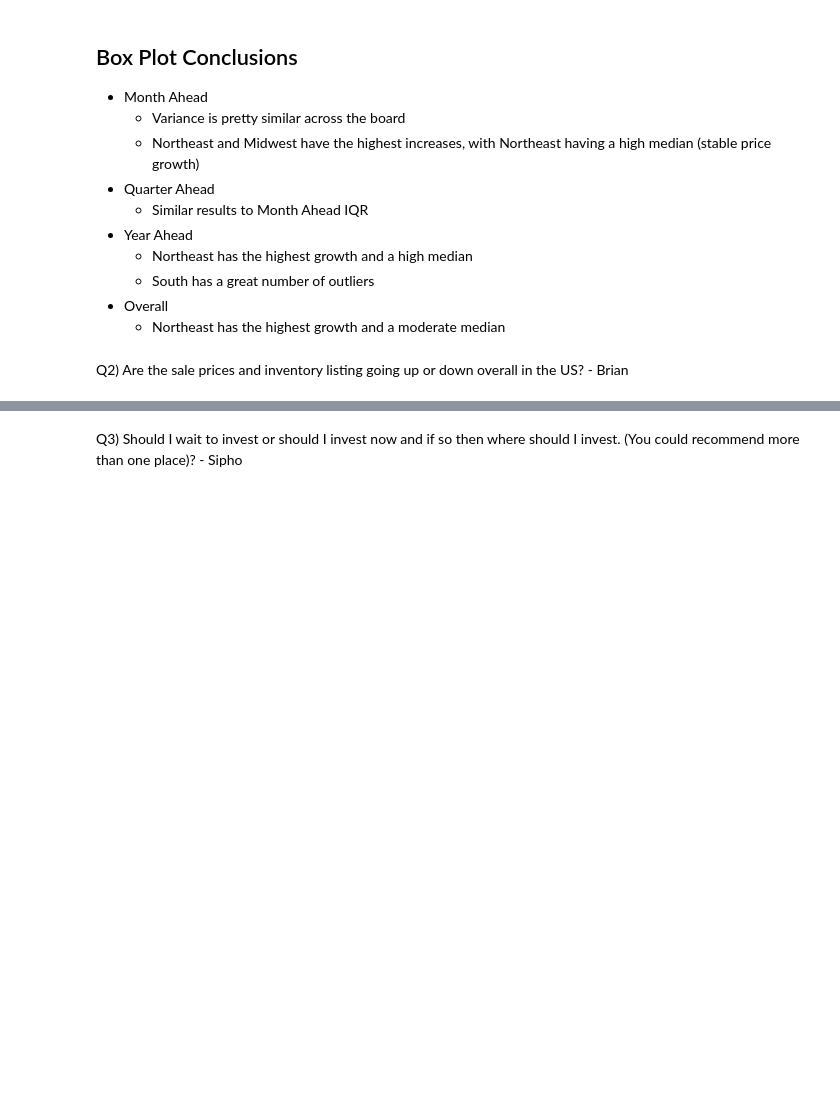
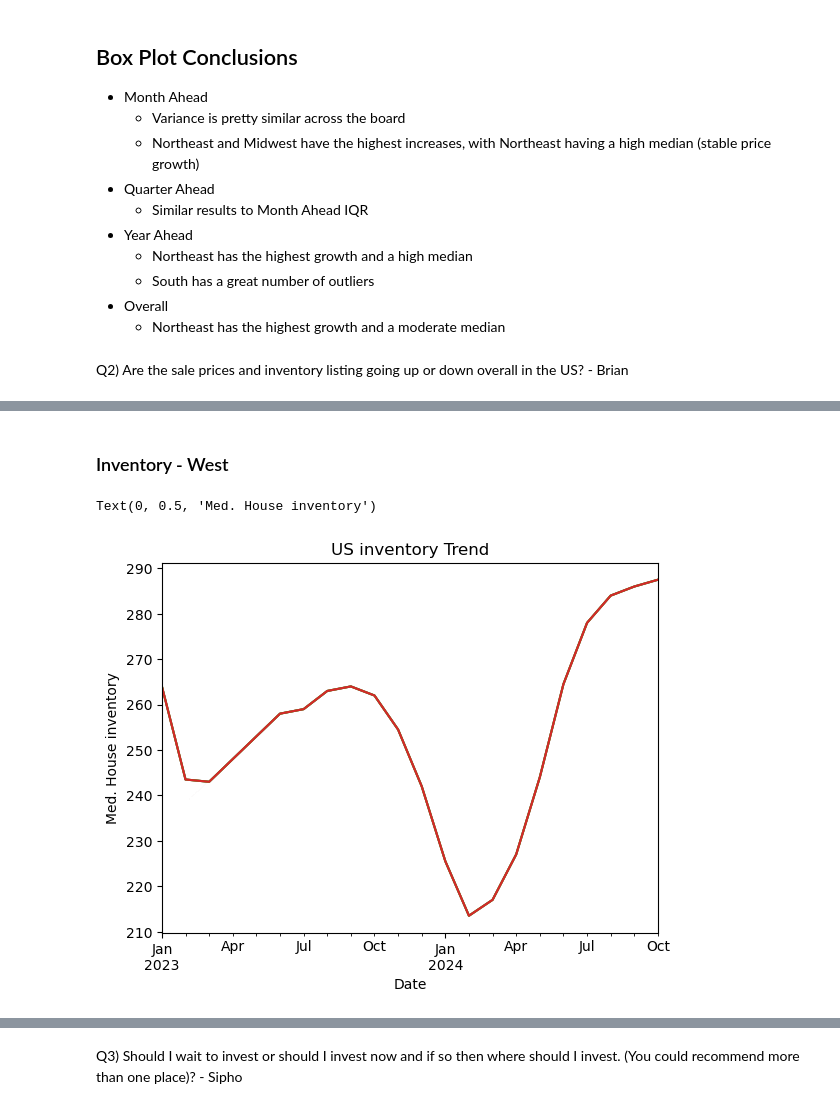
Before and after one commit to LaureaYue/Final-Project-Group-4-SEIS631, a Jupyter notebook: finalproject.ipynb, the cells around one changed output, grey strips where cells are left out. Cells and saved outputs as stored; diff of their text form; code cells hidden in the pictures; blank space fills up the shorter version.

```diff
--- a/finalproject.ipynb
+++ b/finalproject.ipynb
@@ -280,0 +501,9 @@ Q2) Are the sale prices and inventory listing going up or down overall in the US
+# %%
+#Create a dict. and a series
+south_inventory_summary_dict = {}
+
+for time in times_list:
+    south_inventory_summary_dict[time] = south_inventory_df[time].median()
+
+south_inventory_series = pd.Series(south_inventory_summary_dict)
+south_inventory_series.index = pd.to_datetime(south_inventory_series.index)
@@ -280,0 +512,36 @@ Q2) Are the sale prices and inventory listing going up or down overall in the US
+# %%
+#Create a dict. and a series
+midwest_inventory_summary_dict = {}
+
+for time in times_list:
+    midwest_inventory_summary_dict[time] = midwest_inventory_df[time].median()
+
+midwest_inventory_series = pd.Series(midwest_inventory_summary_dict)
+midwest_inventory_series.index = pd.to_datetime(midwest_inventory_series.index)
+# %% [markdown]
+### Inventory - West
+# %%
+#Create a dict. and a series
+west_inventory_summary_dict = {}
+
+for time in times_list:
+    west_inventory_summary_dict[time] = west_inventory_df[time].median()
+
+west_inventory_series = pd.Series(west_inventory_summary_dict)
+west_inventory_series.index = pd.to_datetime(west_inventory_series.index)
+
+#Create a dict., series, and line chart
+US_inventory_summary_dict = {}
+
+for time in times_list:
+    US_inventory_summary_dict[time] = US_inventory_df[time].median()
+
+US_inventory_series = pd.Series(US_inventory_summary_dict)
+US_inventory_series.index = pd.to_datetime(US_inventory_series.index)
+US_inventory_series.plot.line()
+US_inventory_series.plot.line().set_title('US inventory Trend')
+US_inventory_series.plot.line().set_xlabel('Date')
+US_inventory_series.plot.line().set_ylabel('Med. House inventory')
+# %% [output]
+Text(0, 0.5, 'Med. House inventory')
+[figure, added]
```
Also changed, not shown: parts of 25 cells of this notebook, 2 other files.
